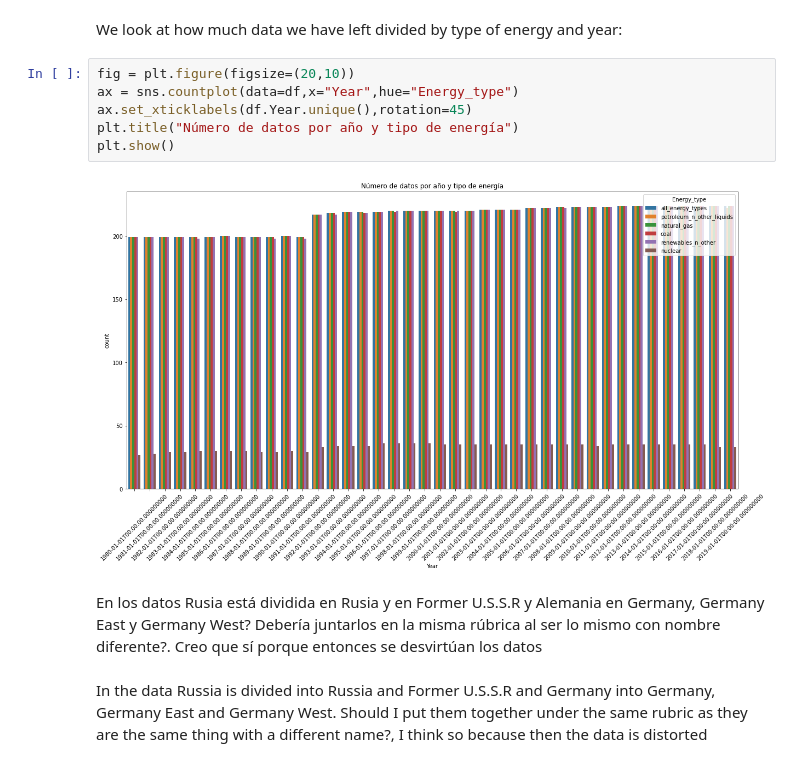
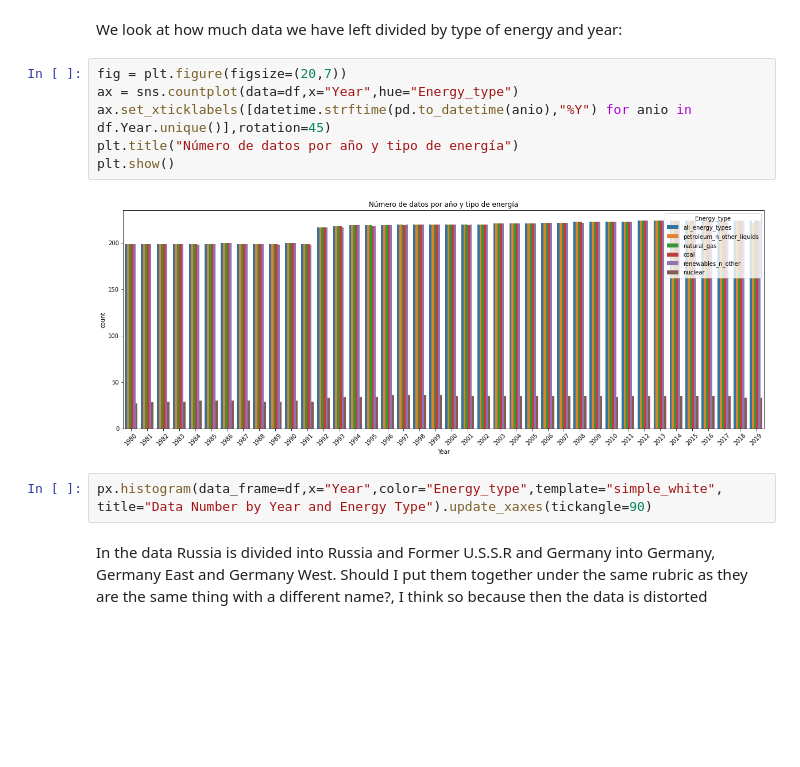
Before and after one commit to fersaol/co2_Exploratory_Data_Analysis, a Jupyter notebook: src/notebooks/c02.ipynb, the cells around one changed output. Cells and saved outputs as stored; diff of their text form; blank space fills up the shorter version.

```diff
--- a/src/notebooks/c02.ipynb
+++ b/src/notebooks/c02.ipynb
@@ -851,15 +863,16 @@ memory usage: 3.7+ MB
 # %% [markdown]
 We look at how much data we have left divided by type of energy and year:
 # %%
-fig = plt.figure(figsize=(20,10))
+fig = plt.figure(figsize=(20,7))
 ax = sns.countplot(data=df,x="Year",hue="Energy_type")
-ax.set_xticklabels(df.Year.unique(),rotation=45)
+ax.set_xticklabels([datetime.strftime(pd.to_datetime(anio),"%Y") for anio in df.Year.unique()],rotation=45)
 plt.title("Número de datos por año y tipo de energía")
 plt.show()
 # %% [output]
-[figure, old version]
+[figure, new version]
-# %% [markdown]
-En los datos Rusia está dividida en Rusia y en Former U.S.S.R y Alemania en Germany, Germany East y Germany West? Debería juntarlos en la misma rúbrica al ser lo mismo con nombre diferente?. Creo que sí porque entonces se desvirtúan los datos
+# %%
+px.histogram(data_frame=df,x="Year",color="Energy_type",template="simple_white",
+title="Data Number by Year and Energy Type").update_xaxes(tickangle=90)
 # %% [markdown]
 In the data Russia is divided into Russia and Former U.S.S.R and Germany into Germany, Germany East and Germany West. Should I put them together under the same rubric as they are the same thing with a different name?, I think so because then the data is distorted
 # %%
```
Also changed, not shown: parts of 20 cells of this notebook.
